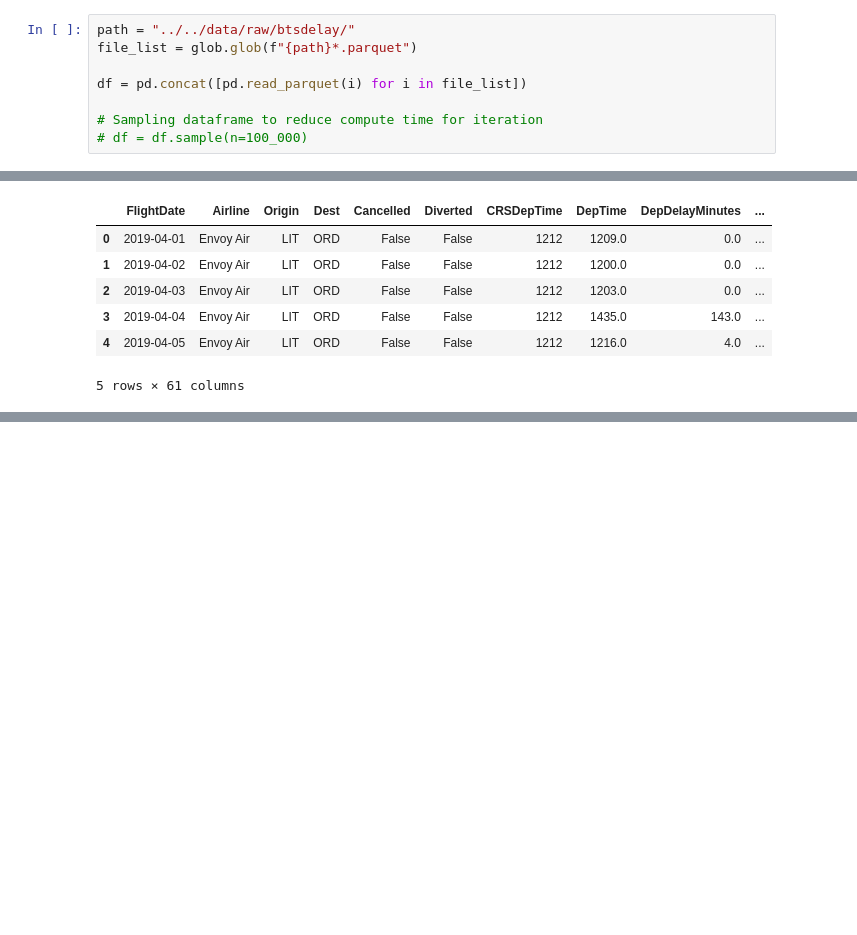
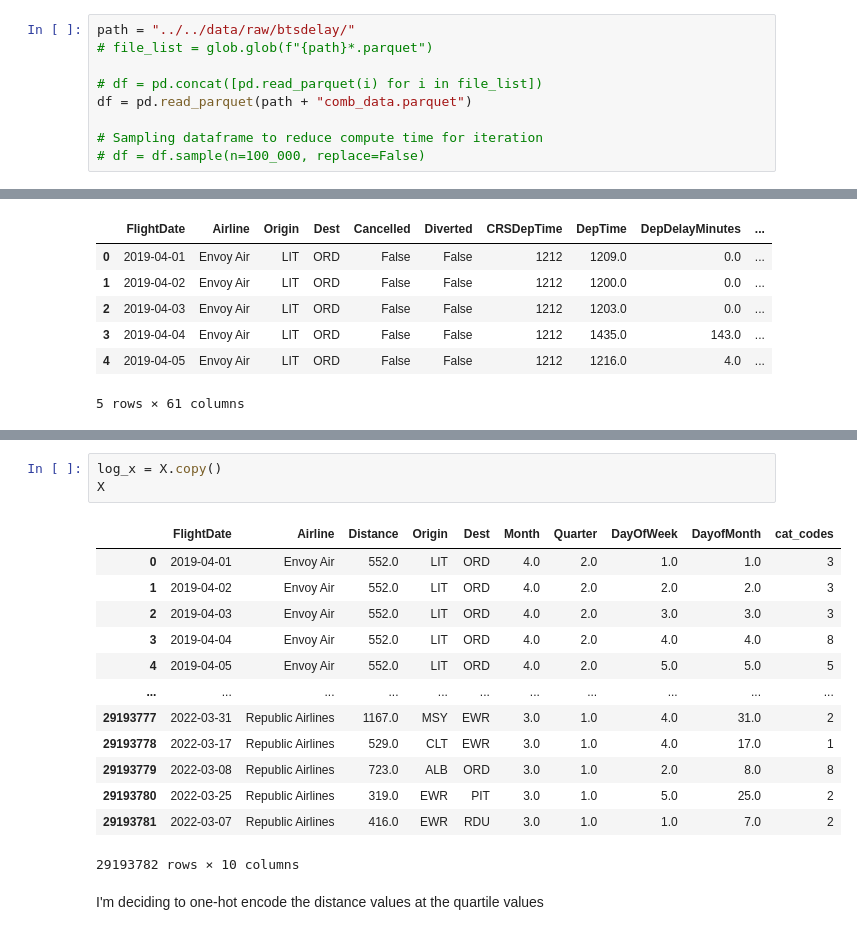
Before and after one commit to kboyd12/CSE6242_Project, a Jupyter notebook: src/EDA/kb_eda.ipynb, the cells around one changed output, grey strips where cells are left out. Saved outputs shown, nothing was run; the diff lists cells and outputs as text; blank space fills up the shorter version.

```diff
--- a/src/EDA/kb_eda.ipynb
+++ b/src/EDA/kb_eda.ipynb
@@ -4,11 +6,12 @@ import glob
 # %%
 path = "../../data/raw/btsdelay/"
-file_list = glob.glob(f"{path}*.parquet")
+# file_list = glob.glob(f"{path}*.parquet")
 
-df = pd.concat([pd.read_parquet(i) for i in file_list])
+# df = pd.concat([pd.read_parquet(i) for i in file_list])
+df = pd.read_parquet(path + "comb_data.parquet")
 
 # Sampling dataframe to reduce compute time for iteration
-# df = df.sample(n=100_000)
+# df = df.sample(n=100_000, replace=False)
 # %%
 df.info()
 # %% [output]
@@ -293,0 +399,19 @@ df.groupby("Month")[['DepDelay', 'ArrDelay']].mean()
+# %%
+log_x = X.copy()
+X
+# %% [output]
+|  | FlightDate | Airline | Distance | Origin | Dest | Month | Quarter | DayOfWeek | DayofMonth | cat_codes |
+| 0 | 2019-04-01 | Envoy Air | 552.0 | LIT | ORD | 4.0 | 2.0 | 1.0 | 1.0 | 3 |
+| 1 | 2019-04-02 | Envoy Air | 552.0 | LIT | ORD | 4.0 | 2.0 | 2.0 | 2.0 | 3 |
+| 2 | 2019-04-03 | Envoy Air | 552.0 | LIT | ORD | 4.0 | 2.0 | 3.0 | 3.0 | 3 |
+| 3 | 2019-04-04 | Envoy Air | 552.0 | LIT | ORD | 4.0 | 2.0 | 4.0 | 4.0 | 8 |
+| 4 | 2019-04-05 | Envoy Air | 552.0 | LIT | ORD | 4.0 | 2.0 | 5.0 | 5.0 | 5 |
+| ... | ... | ... | ... | ... | ... | ... | ... | ... | ... | ... |
+| 29193777 | 2022-03-31 | Republic Airlines | 1167.0 | MSY | EWR | 3.0 | 1.0 | 4.0 | 31.0 | 2 |
+| 29193778 | 2022-03-17 | Republic Airlines | 529.0 | CLT | EWR | 3.0 | 1.0 | 4.0 | 17.0 | 1 |
+| 29193779 | 2022-03-08 | Republic Airlines | 723.0 | ALB | ORD | 3.0 | 1.0 | 2.0 | 8.0 | 8 |
+| 29193780 | 2022-03-25 | Republic Airlines | 319.0 | EWR | PIT | 3.0 | 1.0 | 5.0 | 25.0 | 2 |
+| 29193781 | 2022-03-07 | Republic Airlines | 416.0 | EWR | RDU | 3.0 | 1.0 | 1.0 | 7.0 | 2 |
+29193782 rows × 10 columns
+# %% [markdown]
+I'm deciding to one-hot encode the distance values at the quartile values
```
Also changed, not shown: parts of 30 cells of this notebook.
